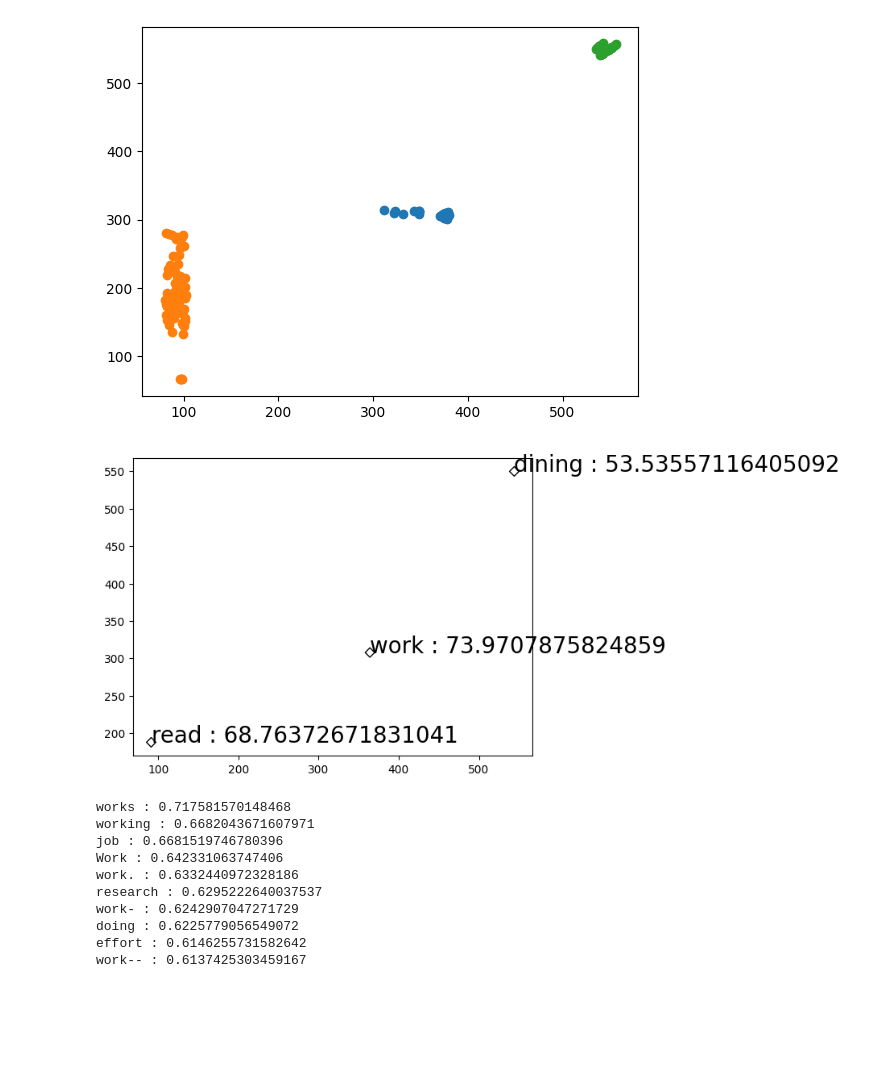
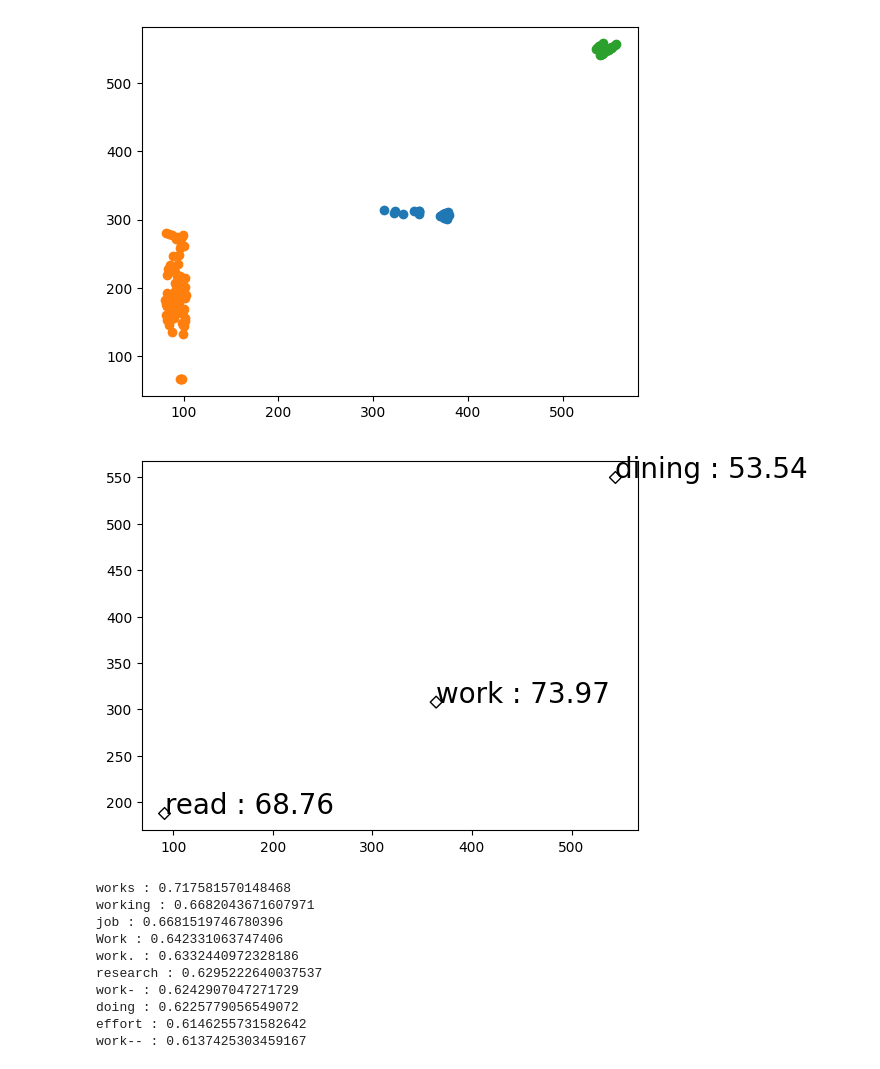
Before and after one commit to ozaki-hr8/-Space-Utilization-Analysis, a Jupyter notebook: cluster.ipynb, the cells around one changed output. Drawn from its saved outputs; the diff is of its cells as text; code cells hidden in the pictures; blank space fills up the shorter version.

Commit message:
change plot content

```diff
--- a/cluster.ipynb
+++ b/cluster.ipynb
@@ -129,35 +129,37 @@ for i in ddList1:
     observedList1.append(interaction_with_array[i])
 
 observedList2 =[]
 for i in ddList2:
     observedList2.append(interaction_array[i])
     observedList2.append(interaction_with_array[i])
 
 observedList3 =[]
 for i in ddList3:
     observedList3.append(interaction_array[i])
     observedList3.append(interaction_with_array[i])
 
 centers = km.cluster_centers_
 plt.scatter(centers[:, 1], centers[:, 0], marker="D", facecolors='none', edgecolors='black')
 observed_lists = [observedList1, observedList2, observedList3]
 utilization_class_list = ['work','relax','dining','read','aisle']
 
 for i, observed_list in enumerate(observed_lists):
     score = [np.mean([model.similarity(utilization, observe) for observe in observed_list])
              for utilization in utilization_class_list]
     max_socre = np.max(score)
 
     similar_list = model.most_similar(f"{utilization}")
     most_similar_score =similar_list[0][1]
     prob = max_socre / most_similar_score *100
 
     max_index = np.argmax(score)
     utilization = utilization_class_list[max_index]
     if prob>50:
-        plt.text(centers[i][1], centers[i][0], f"{utilization} : {prob}", fontsize=20)
+        plt.text(centers[i][1], centers[i][0], f"{utilization} : {round(prob, 2)}", fontsize=20)
+    else:
+        plt.text(centers[i][1], centers[i][0], f"unknown", fontsize=20)
 # %% [output]
-[figure, old version]
+[figure, new version]
 # %%
 similar_list = model.most_similar('work')
 for similar_set in similar_list:
```
